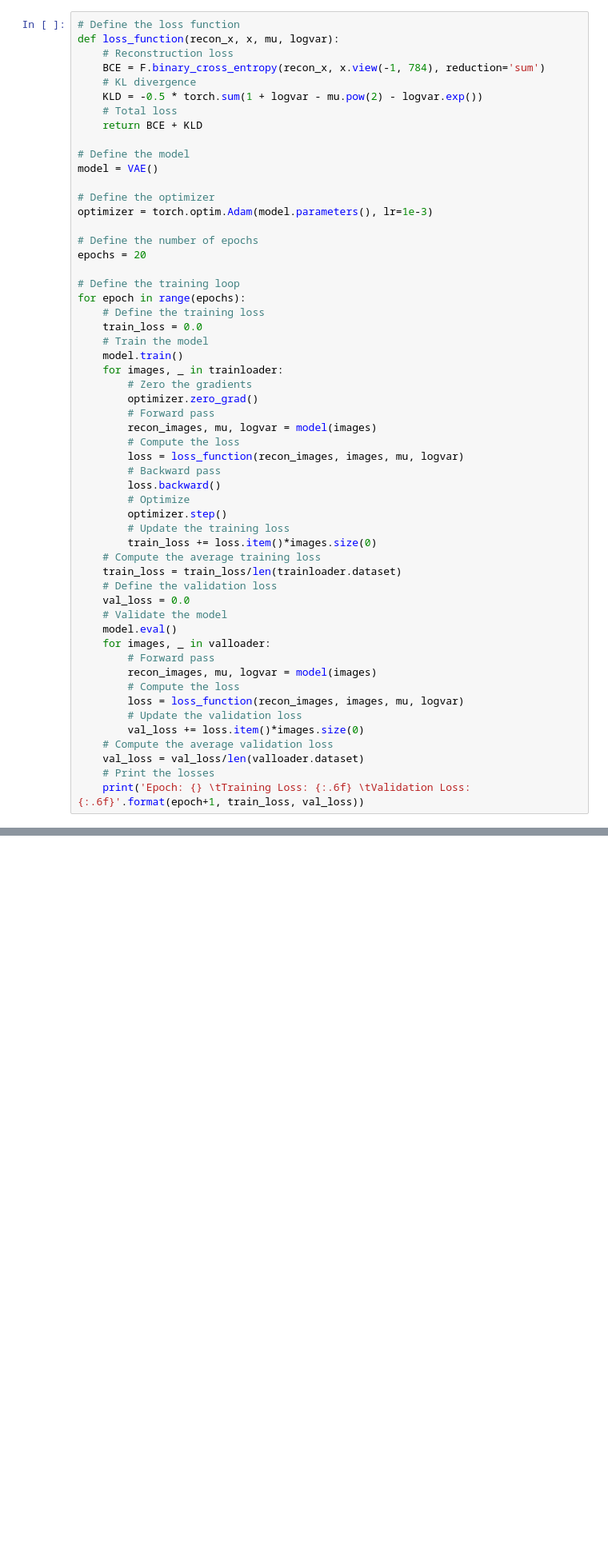
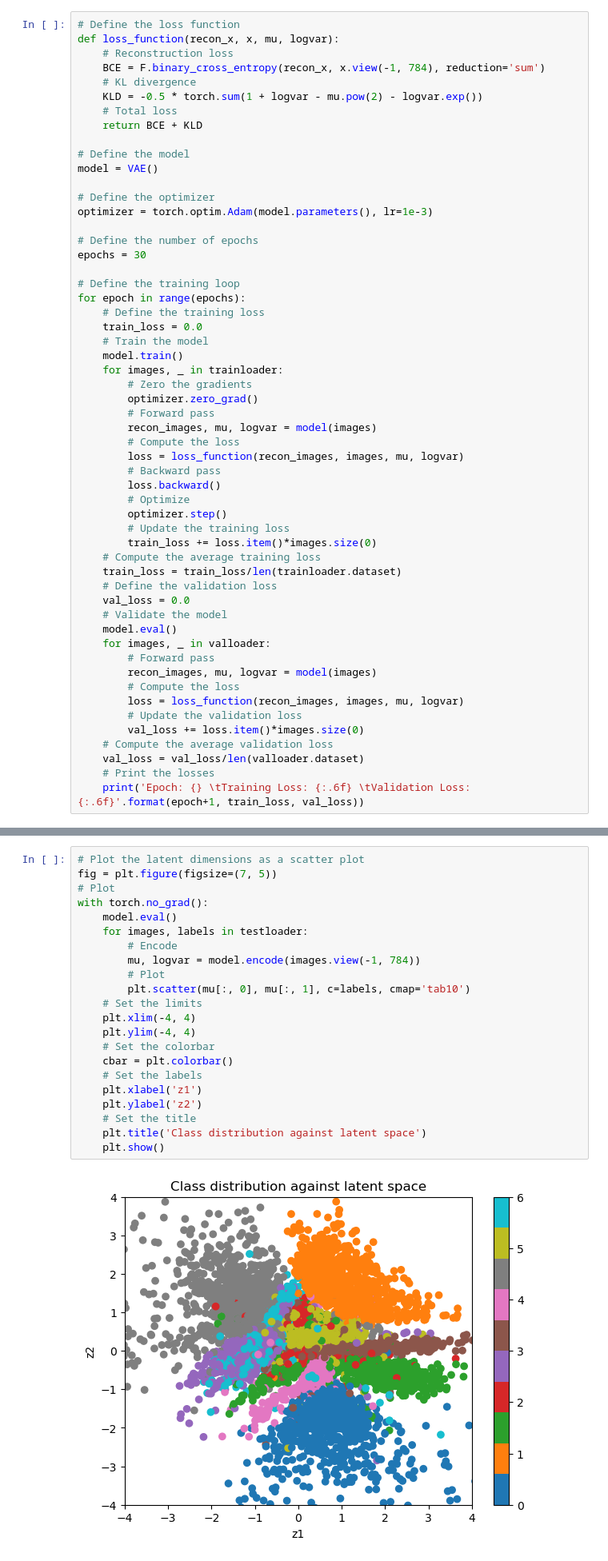
Before and after one commit to emanuelecoccia/Variational-Bayes, a Jupyter notebook: notebook.ipynb, the cells around one changed output, grey strips where cells are left out. Shown at 80% size. Drawn from its saved outputs; the diff is of its cells as text; blank space fills up the shorter version.

```diff
--- a/notebook.ipynb
+++ b/notebook.ipynb
@@ -86,7 +92,7 @@ model = VAE()
 optimizer = torch.optim.Adam(model.parameters(), lr=1e-3)
 
 # Define the number of epochs
-epochs = 20
+epochs = 30
 
 # Define the training loop
 for epoch in range(epochs):
@@ -200,0 +228,24 @@ with torch.no_grad():
+# %%
+# Plot the latent dimensions as a scatter plot
+fig = plt.figure(figsize=(7, 5))
+# Plot
+with torch.no_grad():
+    model.eval()
+    for images, labels in testloader:
+        # Encode
+        mu, logvar = model.encode(images.view(-1, 784))
+        # Plot
+        plt.scatter(mu[:, 0], mu[:, 1], c=labels, cmap='tab10')
+    # Set the limits
+    plt.xlim(-4, 4)
+    plt.ylim(-4, 4)
+    # Set the colorbar
+    cbar = plt.colorbar()
+    # Set the labels
+    plt.xlabel('z1')
+    plt.ylabel('z2')
+    # Set the title
+    plt.title('Class distribution against latent space')
+    plt.show()
+# %% [output]
+[figure, added]
```
Also changed, not shown: parts of 6 cells of this notebook.
